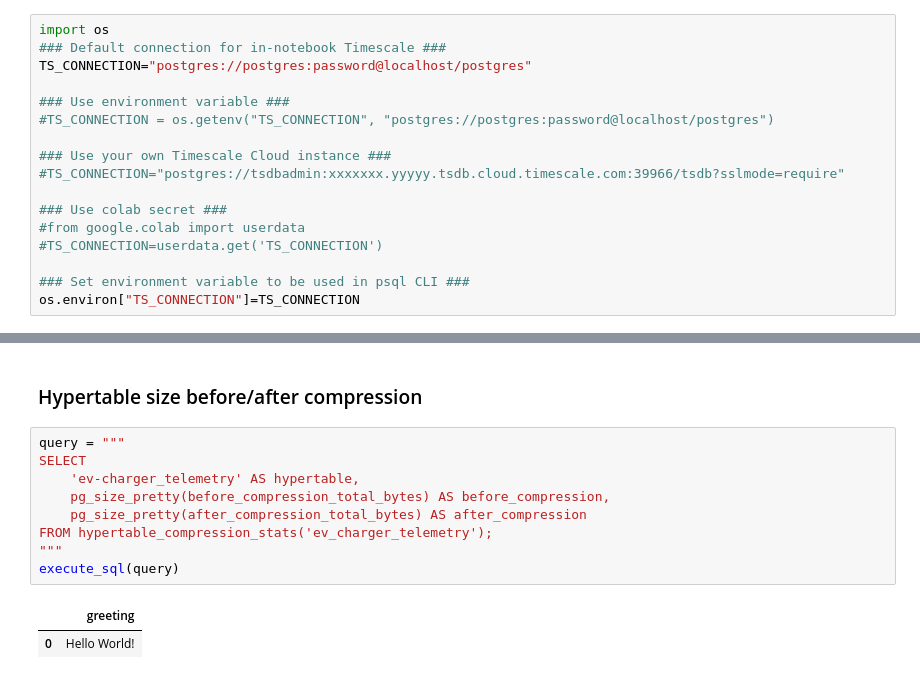
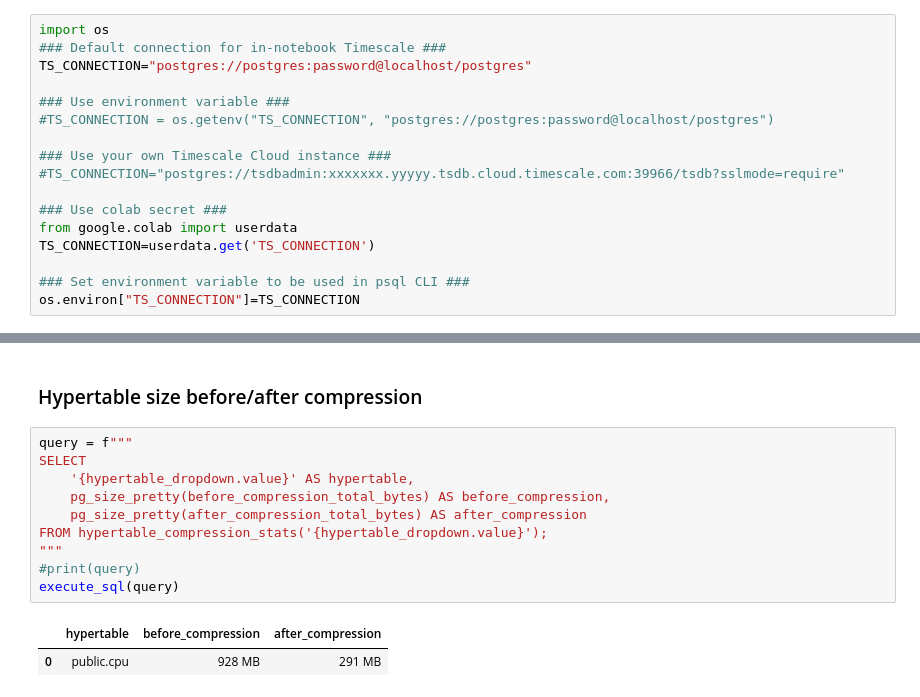
Before and after one commit to antonum/Timescale-Workshops, a Jupyter notebook: Management/timescale-metadata.ipynb, the cells around one changed output, grey strips where cells are left out. Cells and saved outputs as stored; diff of their text form.

Commit message:
Hypertable and CAGG selectors

```diff
--- a/Management/timescale-metadata.ipynb
+++ b/Management/timescale-metadata.ipynb
@@ -22,8 +22,8 @@ TS_CONNECTION="postgres://postgres:password@localhost/postgres"
 #TS_CONNECTION="postgres://tsdbadmin:xxxxxxx.yyyyy.tsdb.cloud.timescale.com:39966/tsdb?sslmode=require"
 
 ### Use colab secret ###
-#from google.colab import userdata
-#TS_CONNECTION=userdata.get('TS_CONNECTION')
+from google.colab import userdata
+TS_CONNECTION=userdata.get('TS_CONNECTION')
 
 ### Set environment variable to be used in psql CLI ###
 os.environ["TS_CONNECTION"]=TS_CONNECTION
@@ -133,14 +170,15 @@ execute_sql(query)
 # %% [markdown]
 ### Hypertable size before/after compression
 # %%
-query = """
+query = f"""
 SELECT
-    'ev-charger_telemetry' AS hypertable,
+    '{hypertable_dropdown.value}' AS hypertable,
     pg_size_pretty(before_compression_total_bytes) AS before_compression,
     pg_size_pretty(after_compression_total_bytes) AS after_compression
-FROM hypertable_compression_stats('ev_charger_telemetry');
+FROM hypertable_compression_stats('{hypertable_dropdown.value}');
 """
+#print(query)
 execute_sql(query)
 # %% [output]
-|  | greeting |
-| 0 | Hello World! |
+|  | hypertable | before_compression | after_compression |
+| 0 | public.cpu | 928 MB | 291 MB |
```
Also changed, not shown: parts of 10 cells of this notebook.
